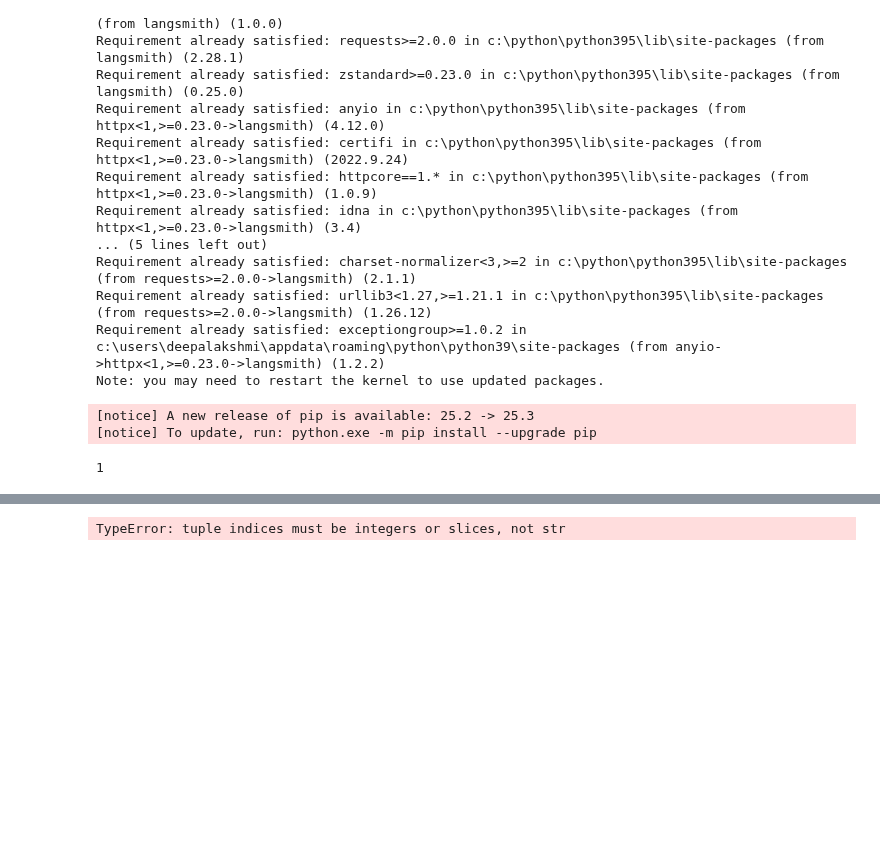
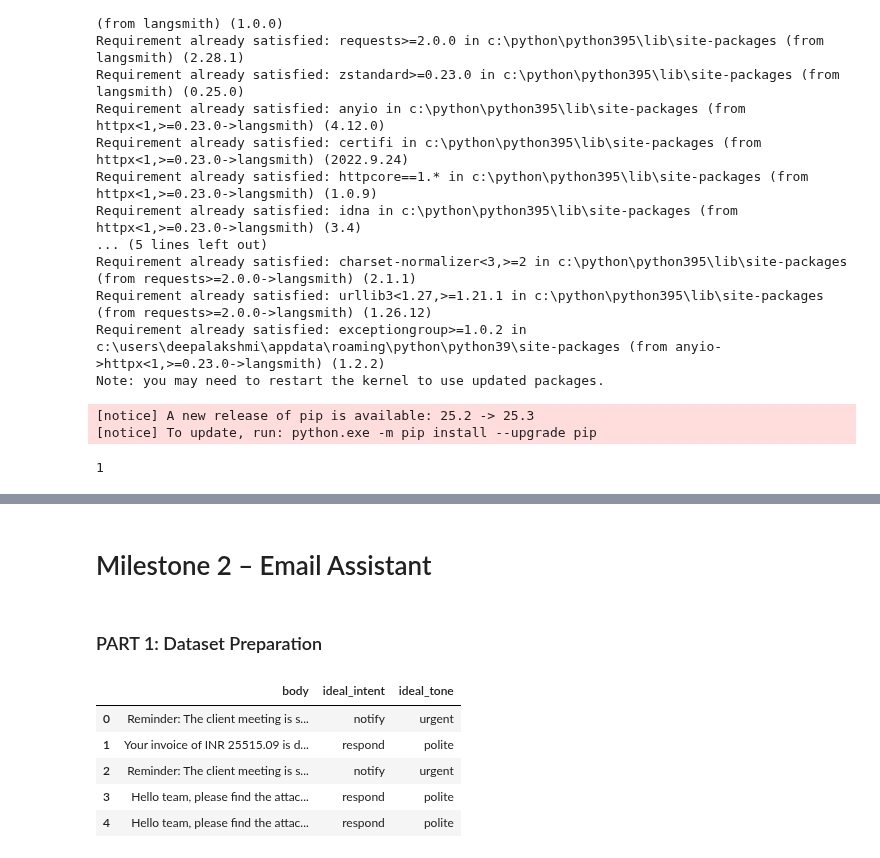
Before and after one commit to springboardmentor74219x/infosys-langgraph-email-assistant-group2, a Jupyter notebook: notebook/milestone2_evaluation_lingaeswari.ipynb, the cells around one changed output, grey strips where cells are left out. Saved outputs shown, nothing was run; the diff lists cells and outputs as text; code cells hidden in the pictures; blank space fills up the shorter version.

```diff
--- a/notebook/milestone2_evaluation_lingaeswari.ipynb
+++ b/notebook/milestone2_evaluation_lingaeswari.ipynb
@@ -285,16 +267,4 @@ ValueError: Length of values (3) does not match length of index (100)
-# %%
-scores = []
-
-# itertuples is safer than iterrows for column access
-for _, row in df.iterrows():
-    # Access data using row.column_name (must match exactly)
-    prediction = email_assistant(row["email_text"])
-
-    score = evaluate(
-        prediction,
-        row["ideal_action"],
-        row["ideal_tone"]
-    )
-    scores.append(score)
-# %% [output]
-TypeError: tuple indices must be integers or slices, not str
+# %% [markdown]
+# Milestone 2 – Email Assistant
+# %% [markdown]
+### PART 1: Dataset Preparation
@@ -300,0 +291,9 @@ TypeError: tuple indices must be integers or slices, not str
+# %%
+df[["body", "ideal_intent", "ideal_tone"]].head()
+# %% [output]
+|  | body | ideal_intent | ideal_tone |
+| 0 | Reminder: The client meeting is s... | notify | urgent |
+| 1 | Your invoice of INR 25515.09 is d... | respond | polite |
+| 2 | Reminder: The client meeting is s... | notify | urgent |
+| 3 | Hello team, please find the attac... | respond | polite |
+| 4 | Hello team, please find the attac... | respond | polite |
```
Also changed, not shown: parts of 18 cells of this notebook.
